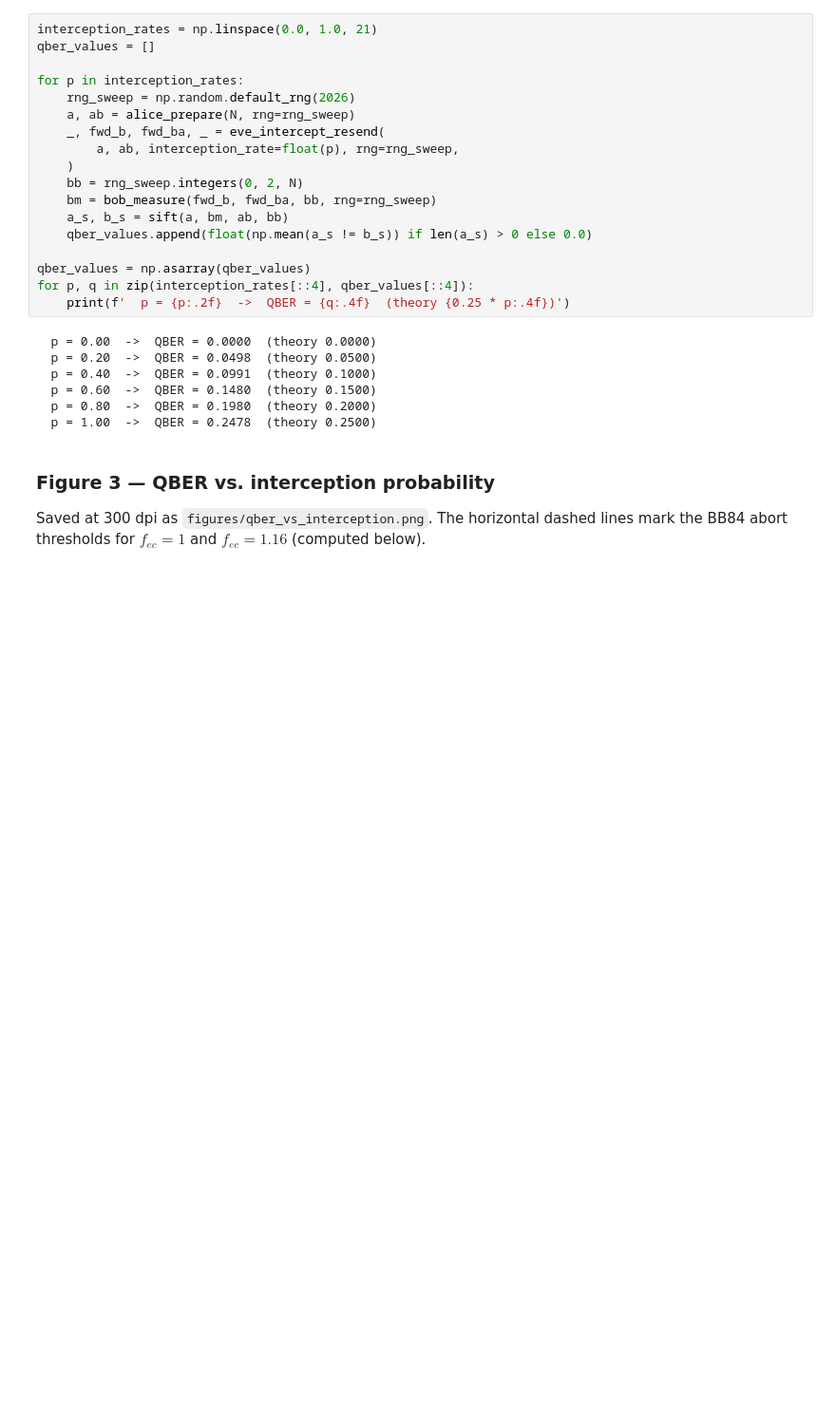
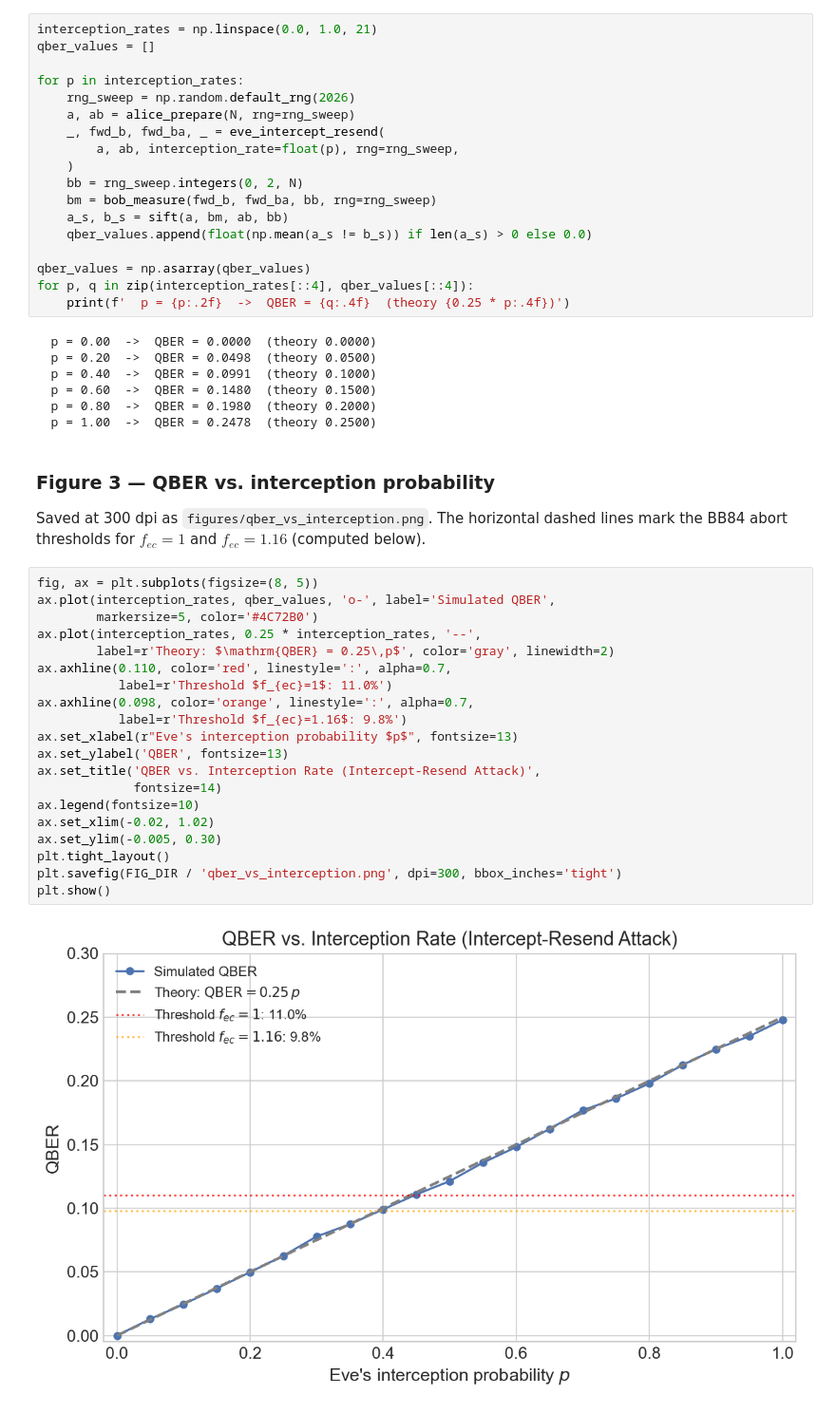
Before and after one commit to abbas-ahmad-cowlar/qkd-protocol-simulator, a Jupyter notebook: notebooks/02_eve_attacks.ipynb, the cells around one changed output. Shown at 95% size. Cells and saved outputs as stored; diff of their text form; blank space fills up the shorter version.

Commit message:
Add 02 eve attacks code cell 12

```diff
--- a/notebooks/02_eve_attacks.ipynb
+++ b/notebooks/02_eve_attacks.ipynb
@@ -139,3 +139,25 @@ for p, q in zip(interception_rates[::4], qber_values[::4]):
 ### Figure 3 &mdash; QBER vs. interception probability
 
 Saved at 300 dpi as `figures/qber_vs_interception.png`. The horizontal dashed lines mark the BB84 abort thresholds for $f_{ec} = 1$ and $f_{ec} = 1.16$ (computed below).
+# %%
+fig, ax = plt.subplots(figsize=(8, 5))
+ax.plot(interception_rates, qber_values, 'o-', label='Simulated QBER',
+        markersize=5, color='#4C72B0')
+ax.plot(interception_rates, 0.25 * interception_rates, '--',
+        label=r'Theory: $\mathrm{QBER} = 0.25\,p$', color='gray', linewidth=2)
+ax.axhline(0.110, color='red', linestyle=':', alpha=0.7,
+           label=r'Threshold $f_{ec}=1$: 11.0%')
+ax.axhline(0.098, color='orange', linestyle=':', alpha=0.7,
+           label=r'Threshold $f_{ec}=1.16$: 9.8%')
+ax.set_xlabel(r"Eve's interception probability $p$", fontsize=13)
+ax.set_ylabel('QBER', fontsize=13)
+ax.set_title('QBER vs. Interception Rate (Intercept-Resend Attack)',
+             fontsize=14)
+ax.legend(fontsize=10)
+ax.set_xlim(-0.02, 1.02)
+ax.set_ylim(-0.005, 0.30)
+plt.tight_layout()
+plt.savefig(FIG_DIR / 'qber_vs_interception.png', dpi=300, bbox_inches='tight')
+plt.show()
+# %% [output]
+[figure, added]
```
